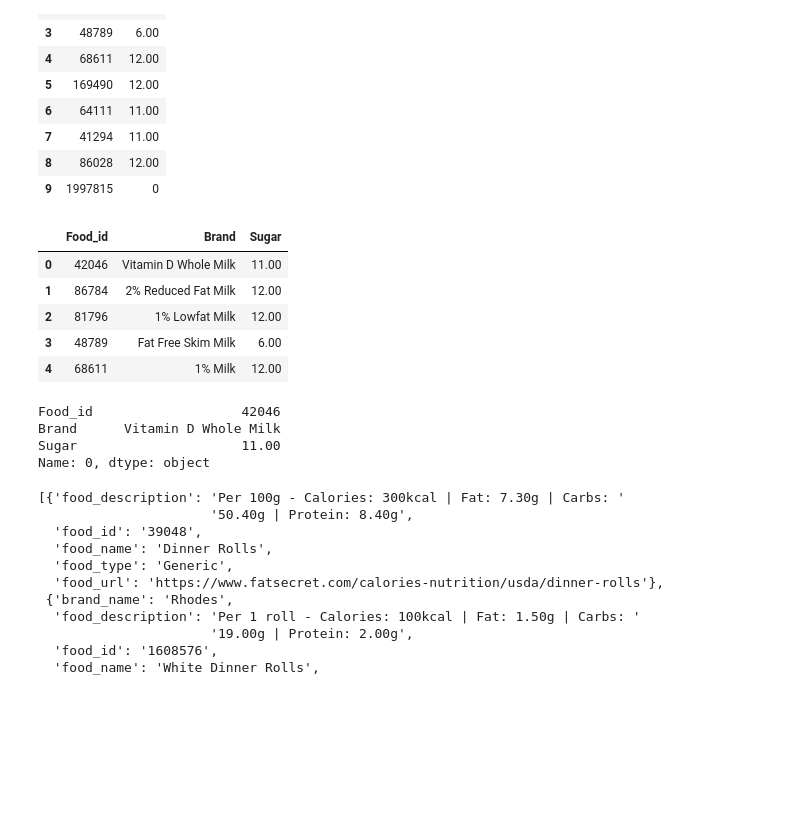
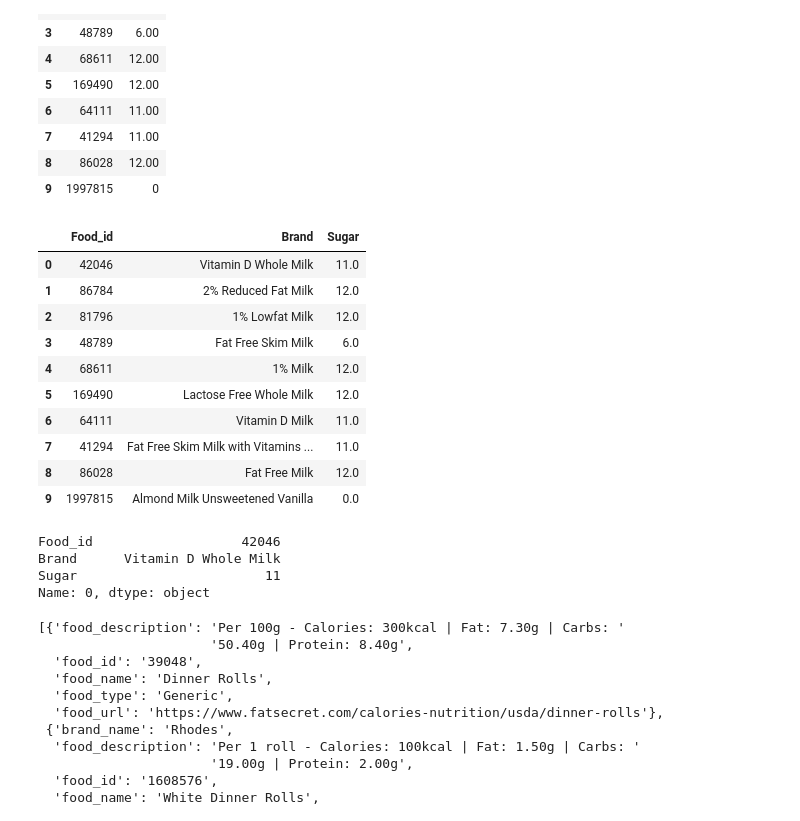
Before and after one commit to cbeachey/project1_influencers, a Jupyter notebook: Kapil (1).ipynb, the cells around one changed output. Drawn from its saved outputs; the diff is of its cells as text; code cells hidden in the pictures; blank space fills up the shorter version.

```diff
--- a/Kapil (1).ipynb
+++ b/Kapil (1).ipynb
@@ -321,16 +321,25 @@ sugar_mlist_df
 # %%
 # Combine the data into a single dataset
 
 milk_mergedata_df = pd.merge(milk_search_df, sugar_mlist_df, how="right", on=["Food_id", "Food_id"])
 
-milk_mergedata_df.head()
+
+milk_mergedata_df["Sugar"] = milk_mergedata_df["Sugar"].astype(float)
+
+
+milk_mergedata_df
 # %% [output]
 |  | Food_id | Brand | Sugar |
-| 0 | 42046 | Vitamin D Whole Milk | 11.00 |
-| 1 | 86784 | 2% Reduced Fat Milk | 12.00 |
-| 2 | 81796 | 1% Lowfat Milk | 12.00 |
-| 3 | 48789 | Fat Free Skim Milk | 6.00 |
-| 4 | 68611 | 1% Milk | 12.00 |
+| 0 | 42046 | Vitamin D Whole Milk | 11.0 |
+| 1 | 86784 | 2% Reduced Fat Milk | 12.0 |
+| 2 | 81796 | 1% Lowfat Milk | 12.0 |
+| 3 | 48789 | Fat Free Skim Milk | 6.0 |
+| 4 | 68611 | 1% Milk | 12.0 |
+| 5 | 169490 | Lactose Free Whole Milk | 12.0 |
+| 6 | 64111 | Vitamin D Milk | 11.0 |
+| 7 | 41294 | Fat Free Skim Milk with Vitamins ... | 11.0 |
+| 8 | 86028 | Fat Free Milk | 12.0 |
+| 9 | 1997815 | Almond Milk Unsweetened Vanilla | 0.0 |
 # %%
 # printing one product for graph
 
@@ -340,7 +349,7 @@ top_five_msugar
 # %% [output]
 Food_id                   42046
 Brand      Vitamin D Whole Milk
-Sugar                     11.00
+Sugar                        11
 Name: 0, dtype: object
 # %%
 # pulling data for rolls and printing list
```
Also changed, not shown: parts of 12 cells of this notebook.
